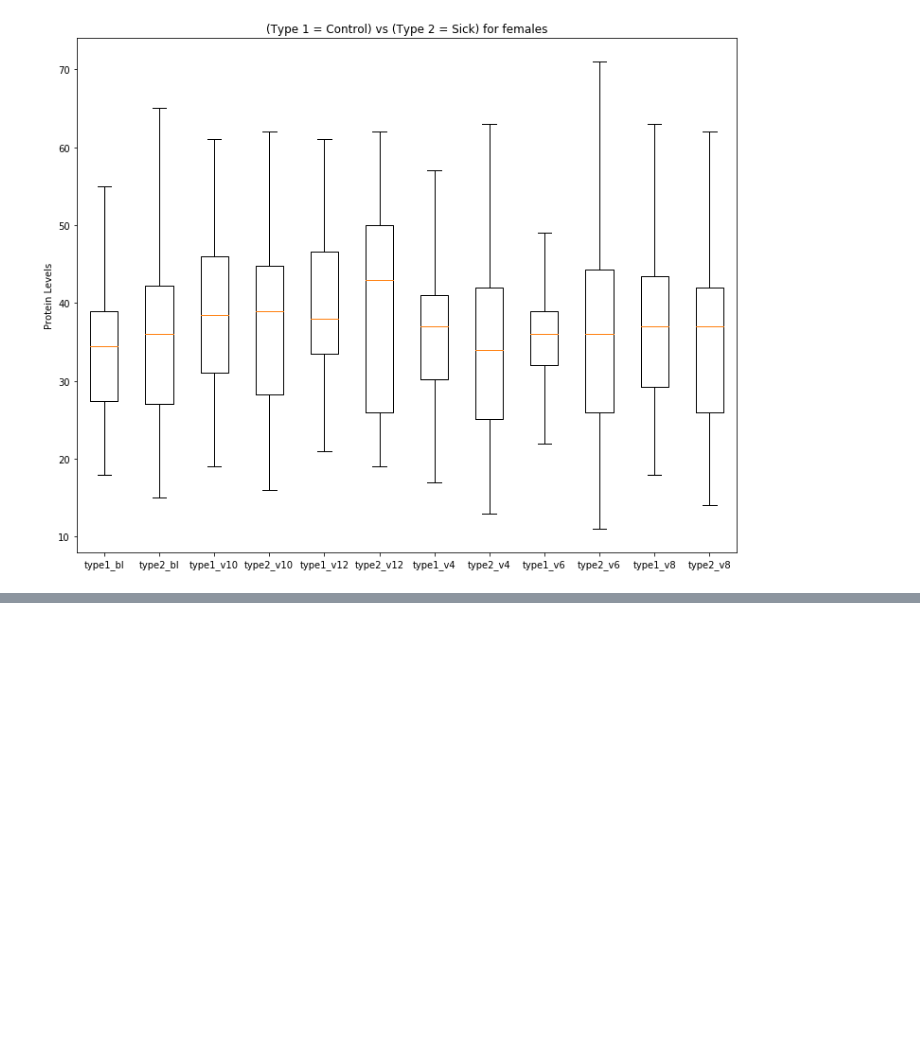
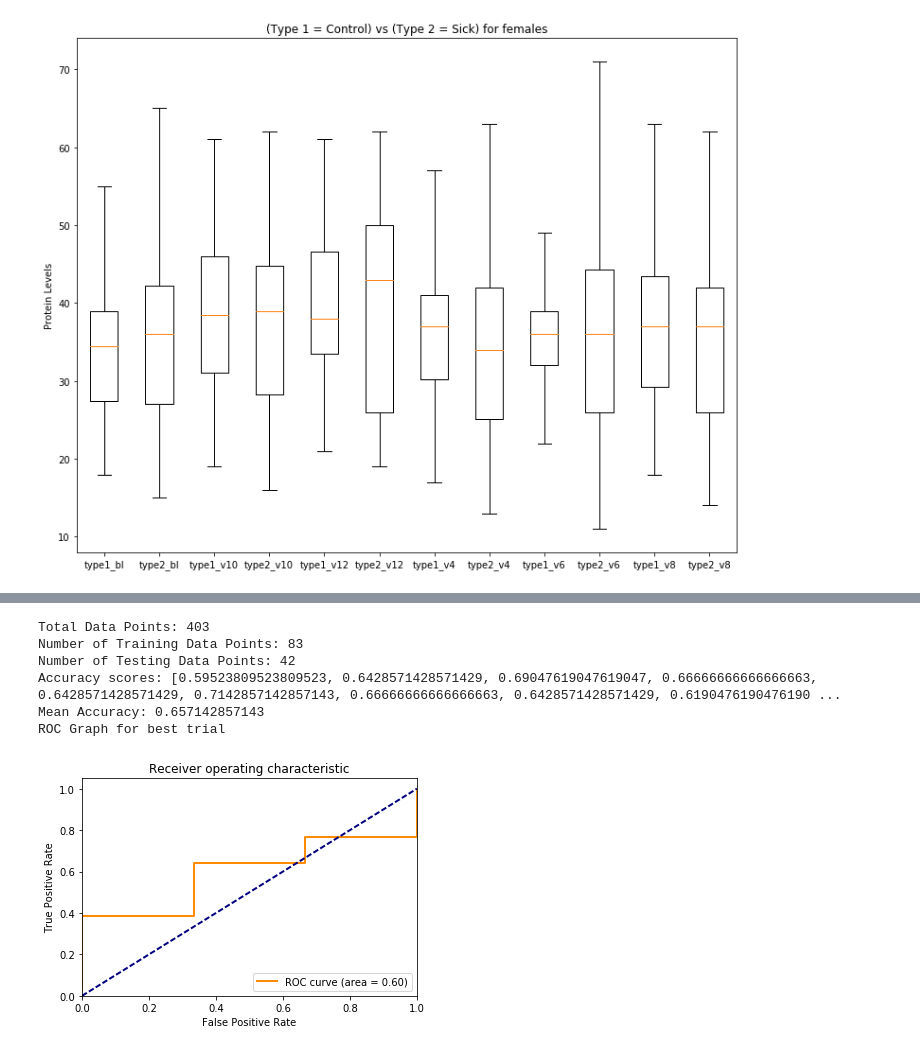
Before and after one commit to Rahul-Khanna/comp_gene, a Jupyter notebook: data_exploration.ipynb, the cells around one changed output, grey strips where cells are left out. Cells and saved outputs as stored; diff of their text form; code cells hidden in the pictures; blank space fills up the shorter version.

```diff
--- a/data_exploration.ipynb
+++ b/data_exploration.ipynb
@@ -170,0 +151,16 @@ Mean: 0.628571428571
+# %%
+# classifying control vs sick for males
+# sick is class 1
+# fill = True, k = 1, fix = True, morePoints = False, proteins = None
+
+clf = AdaBoostClassifier(n_estimators=100)
+print "Total Data Points: " + str(len(maleSplit[0]) + len(maleSplit[1]))
+usefulFunctions.testBinaryClassifier(clf, maleSplit[0], maleSplit[1], k=1, testSize=0.33)
+# %% [output]
+Total Data Points: 403
+Number of Training Data Points: 83
+Number of Testing Data Points: 42
+Accuracy scores: [0.59523809523809523, 0.6428571428571429, 0.69047619047619047, 0.66666666666666663, 0.6428571428571429, 0.7142857142857143, 0.66666666666666663, 0.6428571428571429, 0.6190476190476190 ...
+Mean Accuracy: 0.657142857143
+ROC Graph for best trial
+[figure, added]
```
Also changed, not shown: parts of 16 cells of this notebook, 1 other file.
